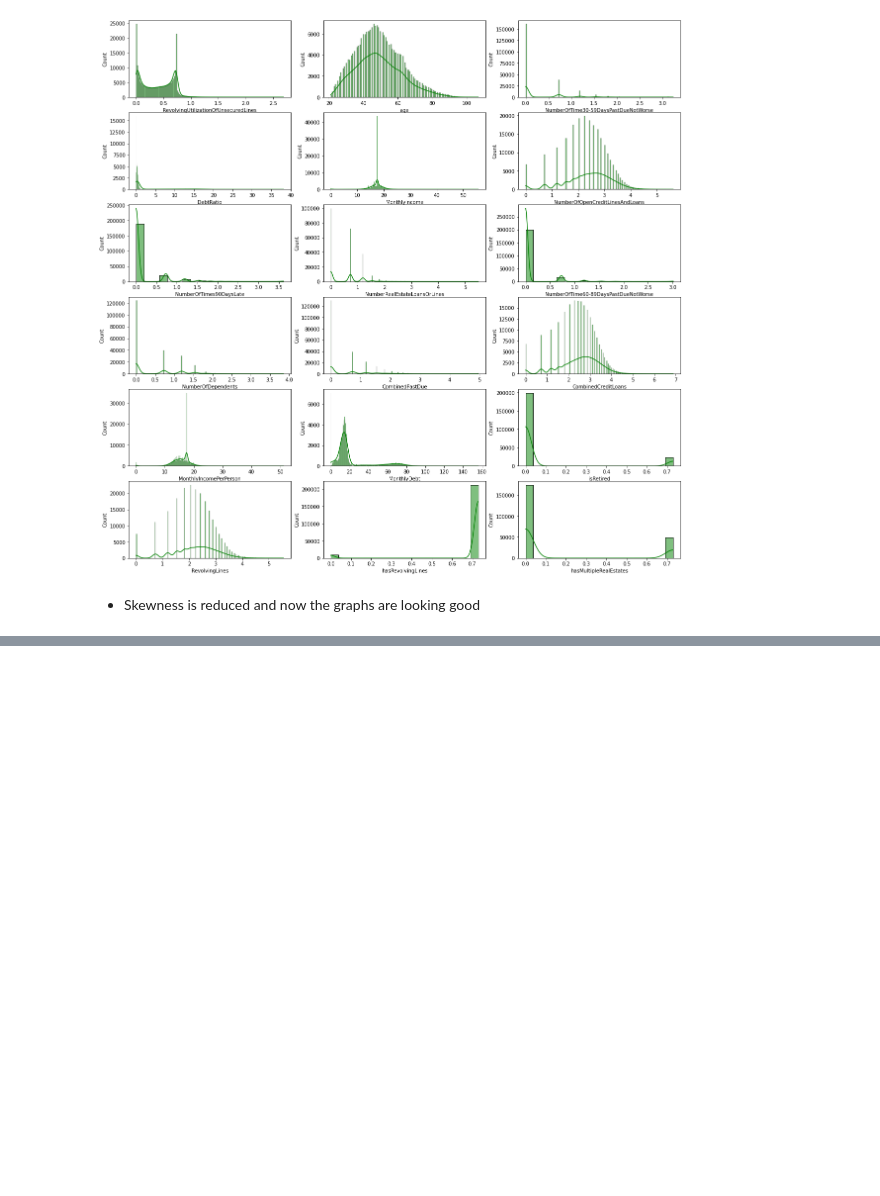
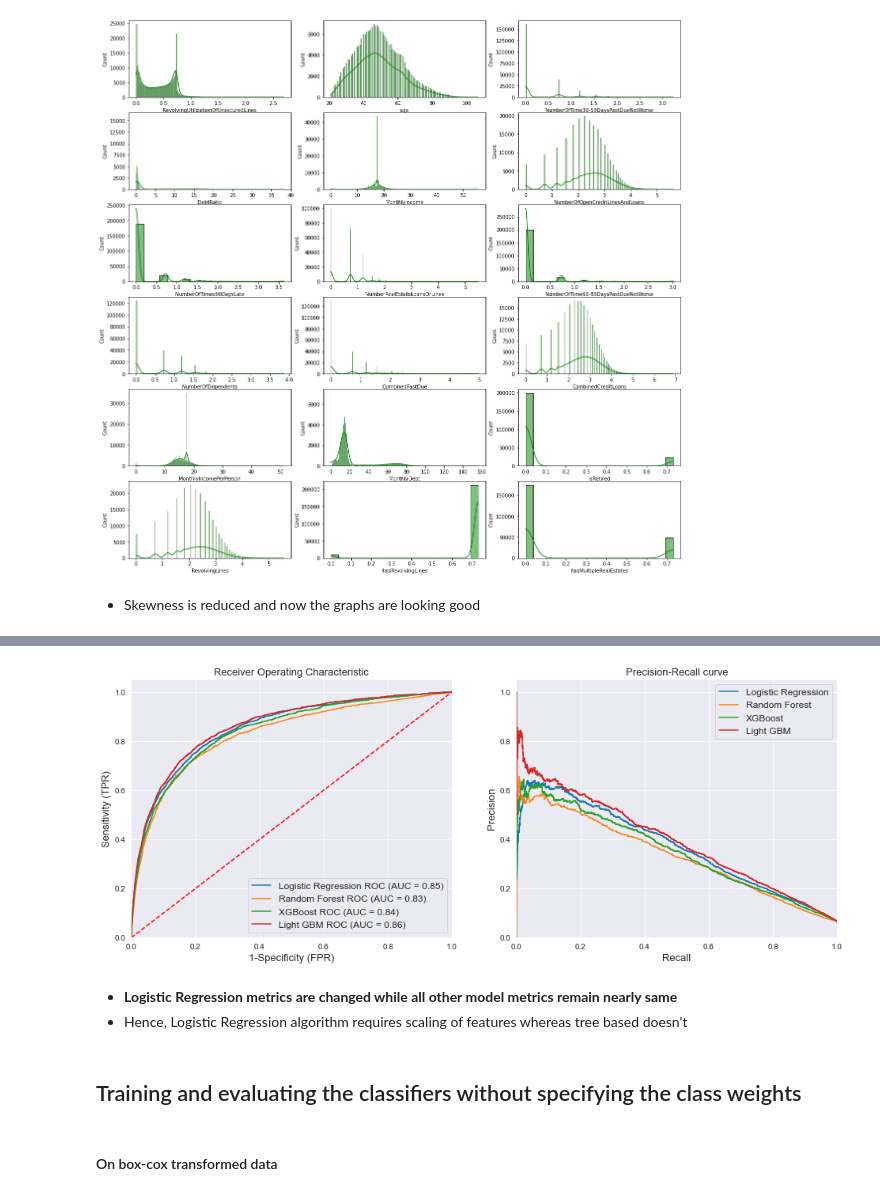
Before and after one commit to Satyendra-Mishra/Projects, a Jupyter notebook: Credit_card_default_prediction_ML/Credit_card_default_ML.ipynb, the cells around one changed output, grey strips where cells are left out. Saved outputs shown, nothing was run; the diff lists cells and outputs as text; code cells hidden in the pictures; blank space fills up the shorter version.

```diff
--- a/Credit_card_default_prediction_ML/Credit_card_default_ML.ipynb
+++ b/Credit_card_default_prediction_ML/Credit_card_default_ML.ipynb
@@ -959,0 +1090,3 @@ StandardScaler()
+# %%
+models_org_scaled, org_scaled_clf_scores = evaluate_clf(clf_dict_balanced, Xs_train_org, Xs_val_org,
+                                                        y_train.to_numpy(), y_val.to_numpy())
@@ -959,0 +1106,10 @@ StandardScaler()
+# %%
+plot_metrics_multiple(models_org_scaled, Xs_val_org, y_val.to_numpy())
+plt.show();
+# %% [output]
+[figure, added]
+# %% [markdown]
+* **Logistic Regression metrics are changed while all other model metrics remain nearly same**
+* Hence, Logistic Regression algorithm requires scaling of features whereas tree based doesn't
+# %% [markdown]
+## Training and evaluating the classifiers without specifying the class weights
@@ -959,0 +1123,2 @@ StandardScaler()
+# %% [markdown]
+#### On box-cox transformed data
```
Also changed, not shown: parts of 61 cells of this notebook.
